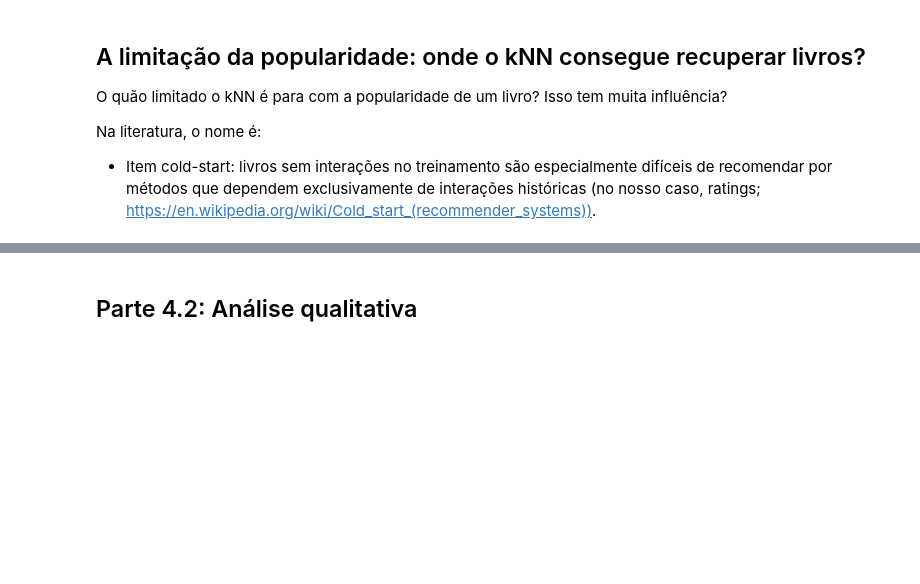
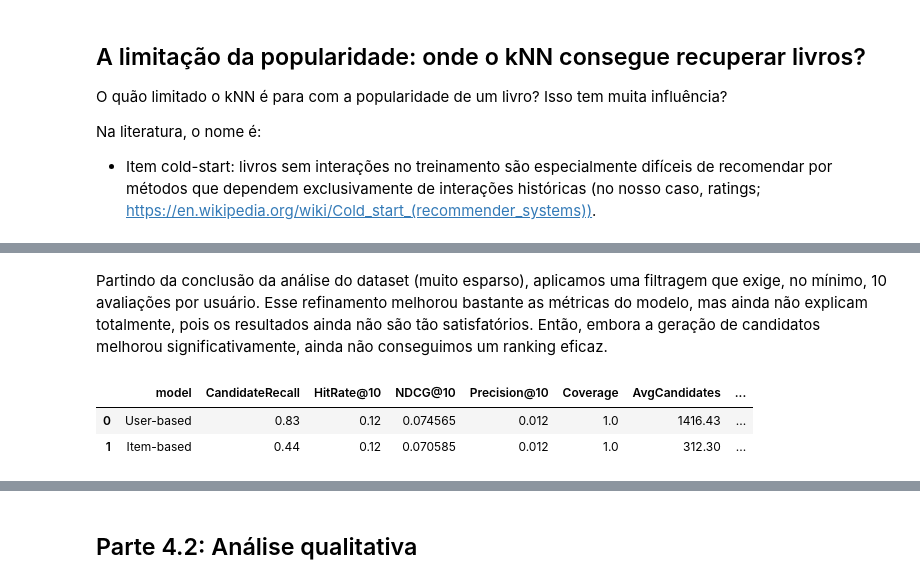
Before and after one commit to lemuel-manske/notebooks, a Jupyter notebook: furb/ml/seminario.ipynb, the cells around one changed output, grey strips where cells are left out. Saved outputs shown, nothing was run; the diff lists cells and outputs as text; code cells hidden in the pictures; blank space fills up the shorter version.

```diff
--- a/furb/ml/seminario.ipynb
+++ b/furb/ml/seminario.ipynb
@@ -1219,18 +1304,3 @@ display(summary.round(4))
-# %%
-metrics = ["CandidateRecall", "HitRate@10"]
-
-ax = (summary[metrics] * 100).plot.bar(
-    figsize=(8, 4),
-    rot=0,
-)
-
-ax.set_title("Desempenho dos melhores modelos kNN")
-ax.set_ylabel("Recuperação (%)")
-ax.legend(["Candidate Recall", "HitRate@10"])
-ax.grid(axis="y", alpha=0.3)
-
-plt.tight_layout()
-plt.show()
 # %% [markdown]
 ## A limitação da popularidade: onde o kNN consegue recuperar livros?
 
@@ -1306,0 +1435,32 @@ plt.show()
+# %% [markdown]
+Partindo da conclusão da análise do dataset (muito esparso), aplicamos uma filtragem que exige, no mínimo, 10 avaliações por usuário. Esse refinamento melhorou bastante as métricas do modelo, mas ainda não explicam totalmente, pois os resultados ainda não são tão satisfatórios. Então, embora a geração de candidatos melhorou significativamente, ainda não conseguimos um ranking eficaz.
+# %%
+models = {
+  "User-based": UserBasedFilter(
+    k=100,
+    candidate_pool=100,
+  ),
+  "Item-based": BookBasedFilter(
+    k=20,
+    candidate_pool=300,
+    min_overlap=1,
+    shrinkage=5,
+    min_rating=5,
+  ),
+}
+
+results = []
+
+for name, model in models.items():
+  metrics, _ = evaluate(model, test_sample, n=10)
+
+  results.append({
+    "model": name,
+    **metrics,
+  })
+
+display(pd.DataFrame(results))
+# %% [output]
+|  | model | CandidateRecall | HitRate@10 | NDCG@10 | Precision@10 | Coverage | AvgCandidates | ... |
+| 0 | User-based | 0.83 | 0.12 | 0.074565 | 0.012 | 1.0 | 1416.43 | ... |
+| 1 | Item-based | 0.44 | 0.12 | 0.070585 | 0.012 | 1.0 | 312.30 | ... |
```
Also changed, not shown: parts of 23 cells of this notebook, 1 other file.
